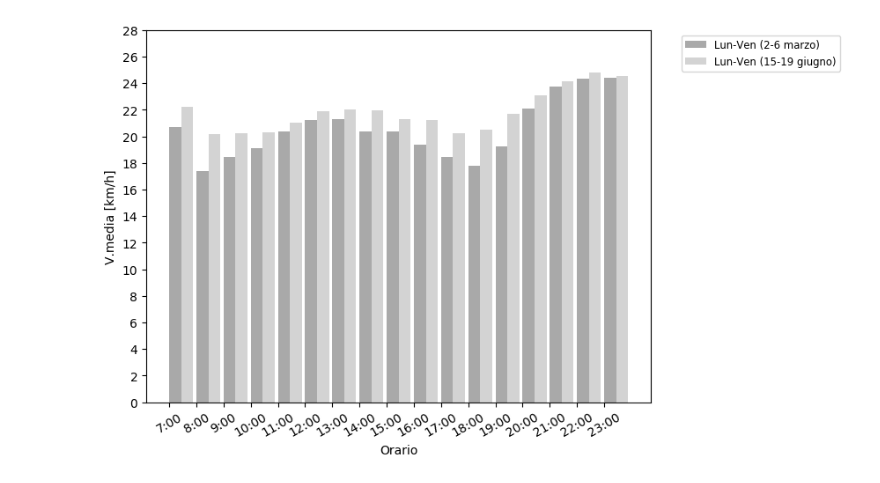
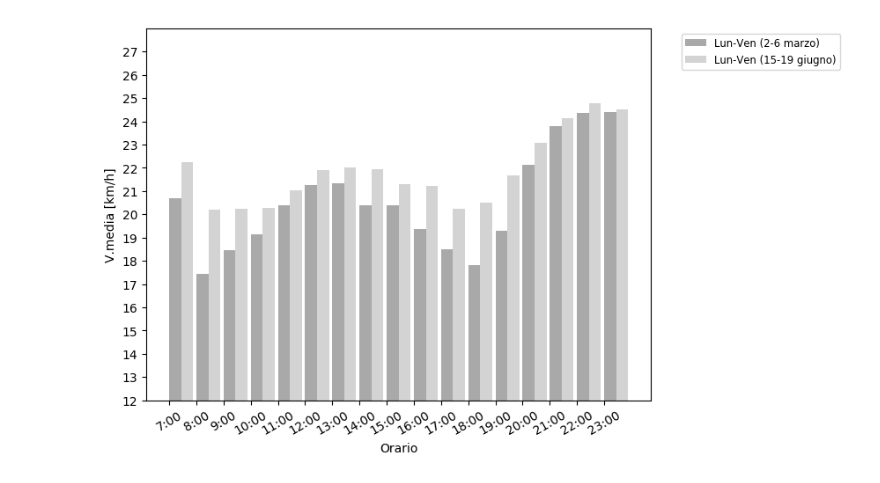
Before and after one commit to mmastrapasqua7/kowalskianalysis, a Jupyter notebook: jupyter/New/4_VariazioneVelocitaMediaPrePostLockdown.ipynb, the cells around one changed output. Cells and saved outputs as stored; diff of their text form; code cells hidden in the pictures.

```diff
--- a/jupyter/New/4_VariazioneVelocitaMediaPrePostLockdown.ipynb
+++ b/jupyter/New/4_VariazioneVelocitaMediaPrePostLockdown.ipynb
@@ -109,35 +109,36 @@ w, we = week_filters(tragitti)
 march2to8week = (tragitti['Month'] == 3) & (tragitti['Day'].between(2, 6))
 june15to21week = (tragitti['Month'] == 6) & (tragitti['Day'].between(15, 19))
 
 tw_means, tw_std = \
     vmedia_week_list(tragitti[march2to8week], 'Car'), \
     np.round(vstd_giorno(tragitti[march2to8week], 'Car'), 1).tolist()
 twe_means, twe_std = \
     vmedia_week_list(tragitti[june15to21week], 'Car'), \
     np.round(vstd_giorno(tragitti[june15to21week], 'Car'), 1).tolist()
 
 ind = np.arange(len(tw_means))
 width = 0.44  # the width of the bars
 
 fig, ax = plt.subplots()
 rects1 = ax.bar(ind, tw_means, width, label='Lun-Ven (2-6 marzo)', color='darkgray', align='edge')
 rects2 = ax.bar(ind + width, twe_means, width, label='Lun-Ven (15-19 giugno)',  color='lightgray', align='edge')
 
 fig.tight_layout()
 
 ax.set_xticks(ind)
 ax.set_xticklabels(myindex)
 
 plt.xlabel('Orario')
 plt.ylabel('V.media [km/h]')
 plt.legend(bbox_to_anchor=(1.05, 1), loc='upper left', fontsize='small')
 
-plt.yticks(range(0, 29, 2))
+plt.yticks(range(0, 28, 1))
 plt.setp(ax.get_xticklabels(), rotation=30)
+plt.ylim((12, 28))
 
 plt.show()
 # %% [output]
-[figure, old version]
+[figure, new version]
 # %%
 march2to8week = (tragitti['Month'] == 3) & (tragitti['Day'].between(2, 8))
 june15to21week = (tragitti['Month'] == 6) & (tragitti['Day'].between(15, 21))
```
Also changed, not shown: parts of 3 cells of this notebook, 14 other files.
